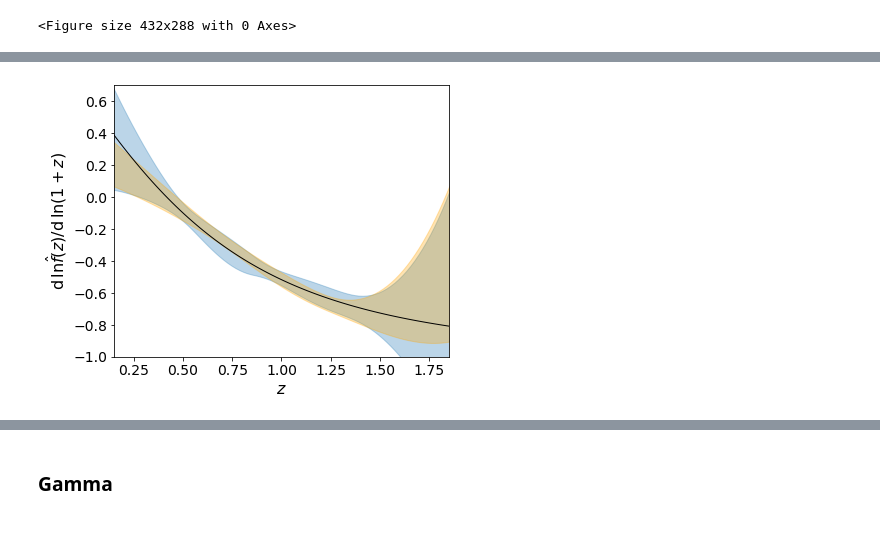
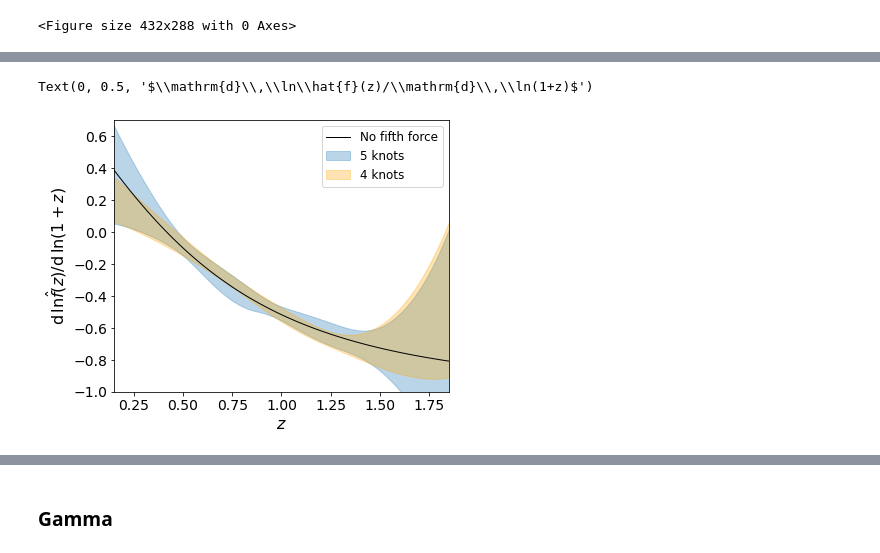
Before and after one commit to NastassiaG/FifthForce_Jhat_fhat, a Jupyter notebook: Jhat_fhat_DESI_LSST.ipynb, the cells around one changed output, grey strips where cells are left out. Cells and saved outputs as stored; diff of their text form; code cells hidden in the pictures.

```diff
--- a/Jhat_fhat_DESI_LSST.ipynb
+++ b/Jhat_fhat_DESI_LSST.ipynb
@@ -176,12 +153,12 @@ fhat_spline_reco_nodes = intf.spline_interpolation(best_fit_spline, cov_spline,
 # %%
-# Spline interpolation with 4 knots
-node_values2 = np.array([0.1, 0.86, 1.0, 1.8])
+# Spline interpolation with 4 knots (as a comparison)
+# Note: Placement of these 4 knots does not influence the reconstruction
+four_knot_values = np.array([0.5, 1.0, 1.5, 2.0])
 
-# Generate best fit values (for fhat at nodes) and cov matrix
-[best_fit_spline2, cov_spline2] = intf.minuit_spline(node_values2, z_data = z_DESI, fhat_data = fhat_fiducial, fhat_data_errors = fhat_errors_opt )
+# Generate best fit values (for fhat at knots) and cov. matrix
+[best_fit_spline_4knots, cov_spline_4knots] = intf.minuit_spline(four_knot_values, z_data = z_DESI, fhat_data = fhat_fiducial, fhat_data_errors = fhat_errors_opt )
 
-# Interpolate over the whole redshift range by generating 1000 samples
-fhat_spline_reco2 = intf.spline_interpolation(best_fit_spline2, cov_spline2, zarray = node_values2, z_range = z_range, return_covariance = True)
-fhat_spline_reco_LSST2 = intf.spline_interpolation(best_fit_spline2, cov_spline2, zarray = node_values2, z_range = z_LSST, return_covariance = True)
-fhat_spline_reco_nodes2 = intf.spline_interpolation(best_fit_spline2, cov_spline2, zarray = node_values2, z_range = node_values2, return_covariance = True)
+# Reconstruction over the whole redshift range
+fhat_spline_reco_4knots = intf.spline_reconstruction(best_fit_spline_4knots, cov_spline_4knots, zarray = four_knot_values, z_range = z_range, return_covariance = True)
+fhat_spline_reco_LSST_4knots = intf.spline_reconstruction(best_fit_spline_4knots, cov_spline_4knots, zarray = four_knot_values, z_range = z_LSST, return_covariance = True)
 # %%
@@ -286,6 +263,9 @@ err_dlnf_LSST2 = np.sqrt(np.diag(dlnf_cov_LSST2))
 # %%
-[dlnf_mean, dlnf_cov] = Gamma.dlnf_dln1pz(fhat_spline_reco, include_cov01 = True)
+# The following computes d\ln(\hat{f})(z)/d\ln(1+z) and its covariance in the whole redshift range
+# Baseline case with 5 knots
+[dlnf_mean, dlnf_cov] = calculate_Gamma.dlnf_dln1pz(fhat_spline_reco, include_cov01 = True)
 err_dlnf = np.sqrt(np.diag(dlnf_cov))
 
-[dlnf_mean2, dlnf_cov2] = Gamma.dlnf_dln1pz(fhat_spline_reco2, include_cov01 = True)
-err_dlnf2 = np.sqrt(np.diag(dlnf_cov2))
+# Comparison with 4 knots
+[dlnf_mean_4knots, dlnf_cov_4knots] = calculate_Gamma.dlnf_dln1pz(fhat_spline_reco_4knots, include_cov01 = True)
+err_dlnf_4knots = np.sqrt(np.diag(dlnf_cov_4knots))
@@ -292,43 +312,40 @@ err_dlnf2 = np.sqrt(np.diag(dlnf_cov2))
 # %%
+# Plotting d\ln(\hat{f})(z)/d\ln(1+z), comparing the baseline case (5 knots) with 4 knots
+
 plt.figure(figsize=(6, 5))
 
-#plt.errorbar([1], [-10], yerr = [0.01], fmt = '.', label = 'Forecasted $f\sigma_8$ data', color = 'black', elinewidth=1)
-GR = plt.plot(z_range, dlnf_LCDM, color = 'black', label = 'No fifth force', linewidth = 1)
+StandardPrediction = plt.plot(z_range, dlnf_LCDM, color = 'black', label = 'No fifth force', linewidth = 1)
 
 
 fill1 = plt.fill_between(
     fhat_spline_reco['x'],
     dlnf_mean - err_dlnf,
      dlnf_mean + err_dlnf,
     color='C0',
     alpha=0.3,
     label = '5 knots'
 )
 
 fill2 = plt.fill_between(
-    fhat_spline_reco2['x'],
-    dlnf_mean2 - err_dlnf2,
-     dlnf_mean2 + err_dlnf2,
+    fhat_spline_reco_4knots['x'],
+    dlnf_mean_4knots - err_dlnf_4knots,
+     dlnf_mean_4knots + err_dlnf_4knots,
     color='orange',
     alpha=0.3,
     label = '4 knots'
 )
 
 
 plt.xlim(0.15,1.85) #min. and max. z values of DESI data
 plt.ylim(-1.0,0.7)
-
-#plt.legend(fontsize = 12)
-
+plt.legend(fontsize = 12)
 ticks = [0.25, 0.50, 0.75, 1.00, 1.25, 1.50, 1.75]
-
-# Set the x-axis ticks
 plt.xticks(ticks, fontsize=14)
 plt.yticks(fontsize=14)
-
 plt.xlabel('$z$', fontsize = 16)
 plt.ylabel('$\\mathrm{d}\,\ln\hat{f}(z)/\\mathrm{d}\,\ln(1+z)$', fontsize = 16)
 
-plt.savefig("dlnf_forecast_4_5.png", dpi=600, bbox_inches='tight')
+#plt.savefig("dlnf_forecast_4_5.png", dpi=600, bbox_inches='tight')
 # %% [output]
+Text(0, 0.5, '$\\mathrm{d}\\,\\ln\\hat{f}(z)/\\mathrm{d}\\,\\ln(1+z)$')
-[figure, old version]
+[figure, new version]
```
Also changed, not shown: parts of 47 cells of this notebook, 3 other files.
